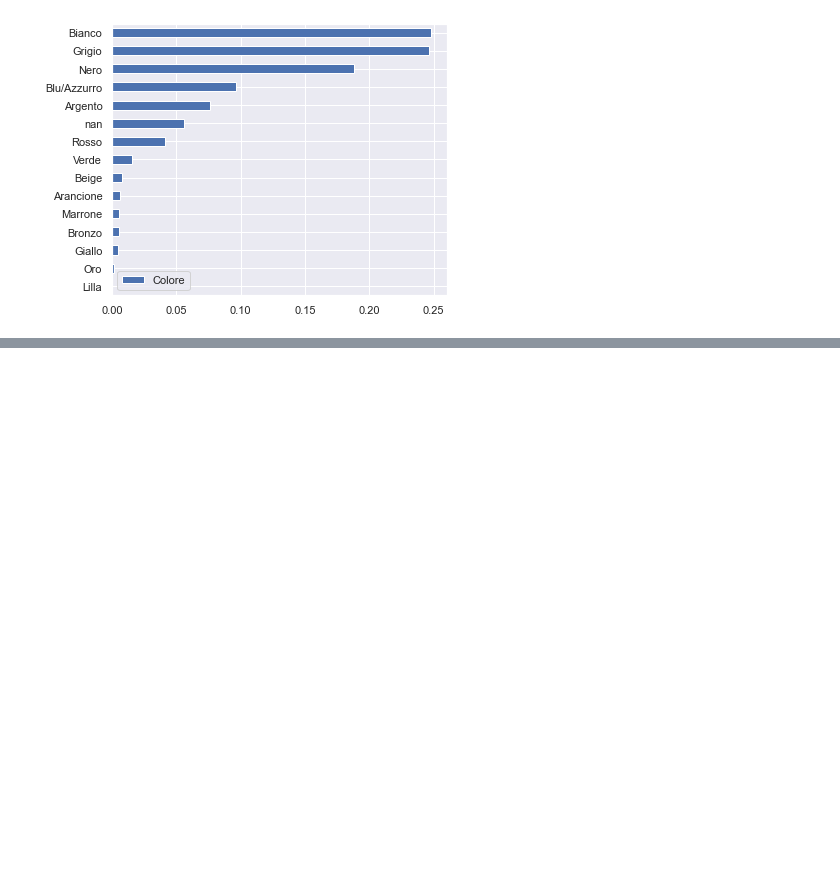
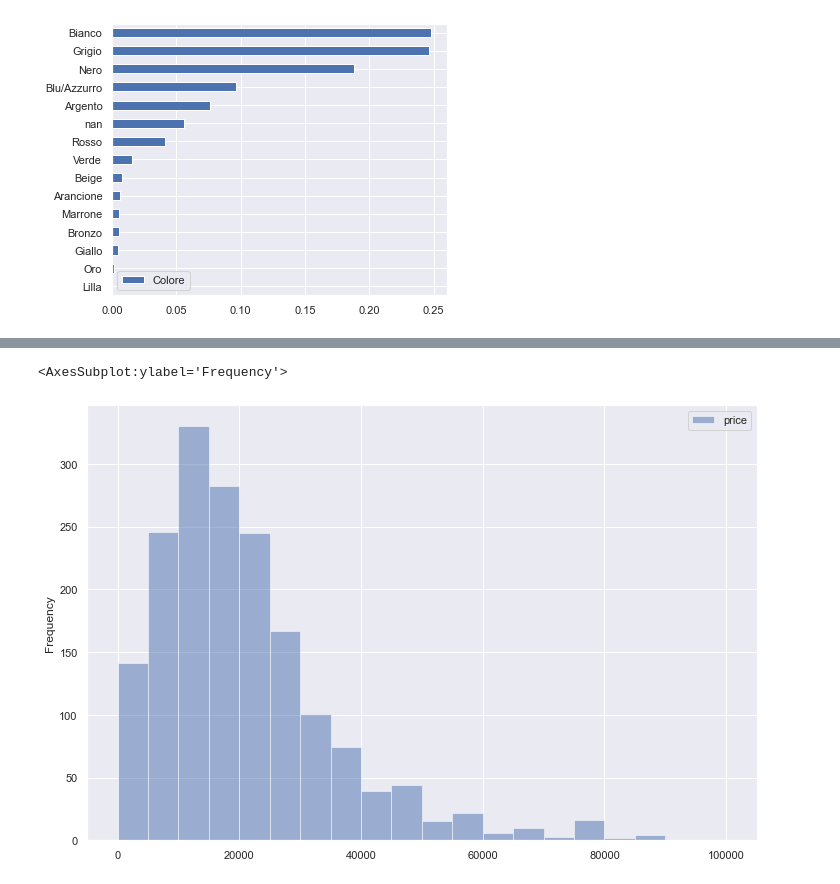
Before and after one commit to cusano-a/Car_WebData_Analysis, a Jupyter notebook: WebScraping_ExploreData.ipynb, the cells around one changed output, grey strips where cells are left out. Cells and saved outputs as stored; diff of their text form; code cells hidden in the pictures; blank space fills up the shorter version.

```diff
--- a/WebScraping_ExploreData.ipynb
+++ b/WebScraping_ExploreData.ipynb
@@ -126,0 +165,6 @@ pd.DataFrame({f'{col}' :col_counts[::-1]}).plot(kind='barh', figsize=(6, 5))
+# %%
+#df['price'].apply(np.log).plot.hist(bins=20 ,legend=True, alpha=0.5, figsize=(12,8))
+df['price'].plot.hist(bins=20, range=(0, 1e5), legend=True, alpha=0.5, figsize=(12,8))
+# %% [output]
+<AxesSubplot:ylabel='Frequency'>
+[figure, added]
```
Also changed, not shown: parts of 15 cells of this notebook.
